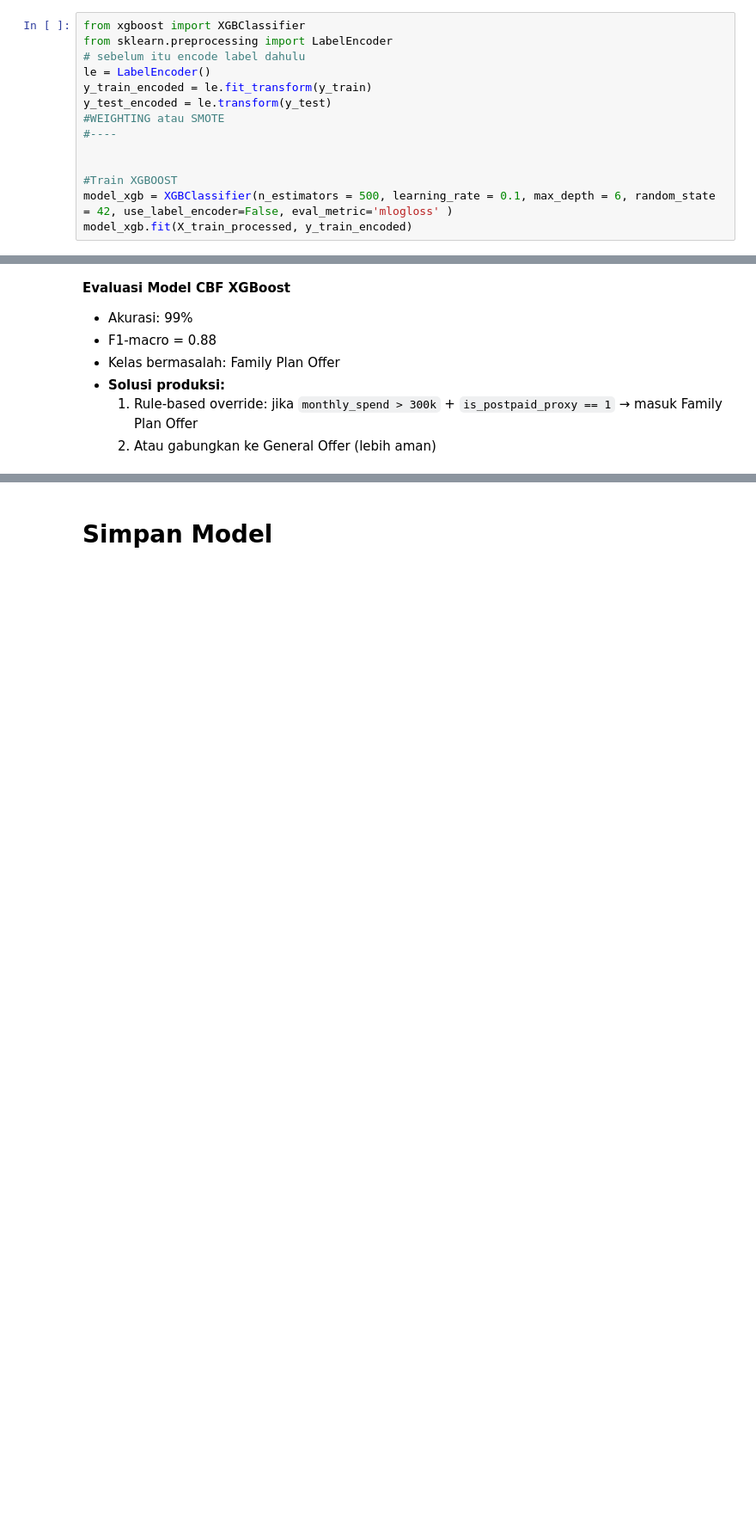
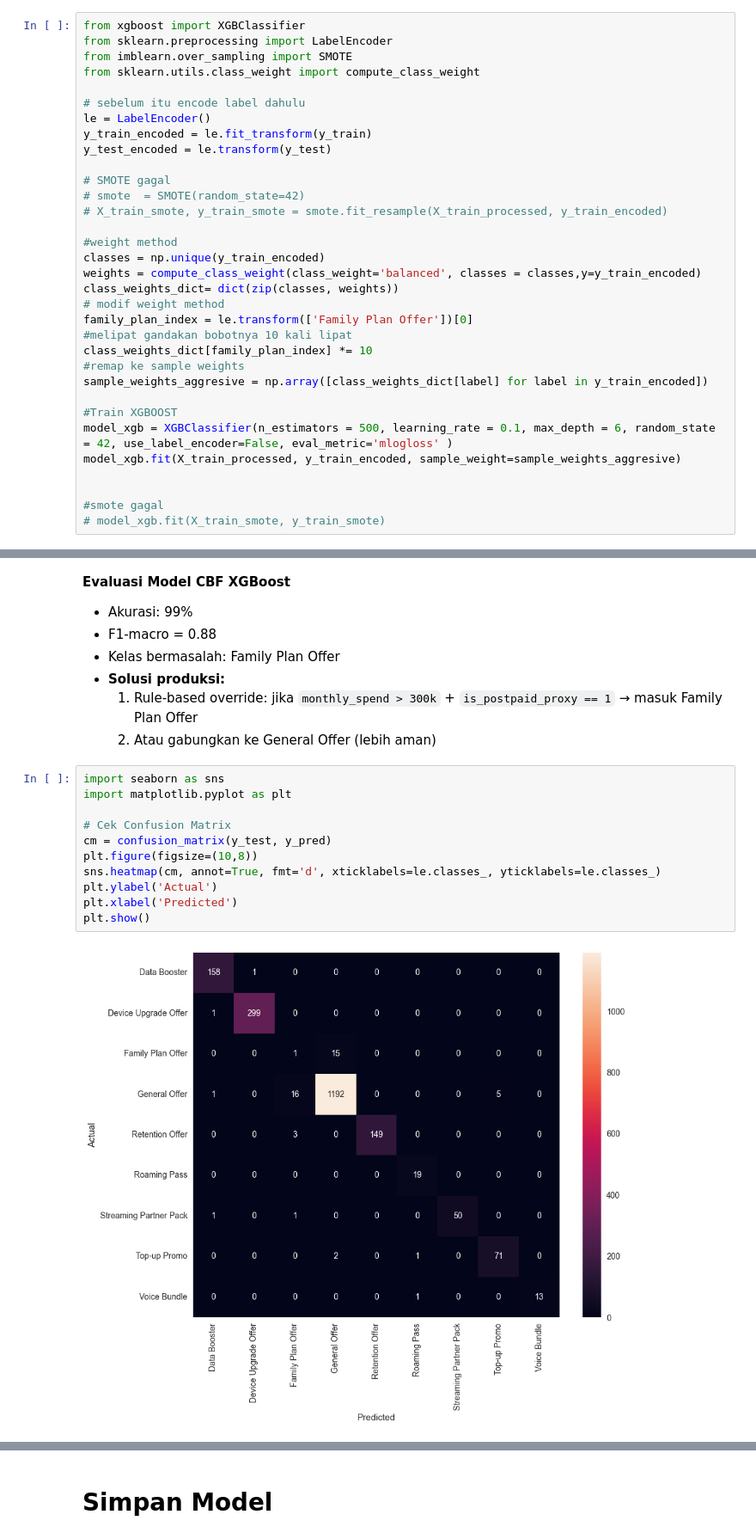
Before and after one commit to JevanBernard/MyTelco, a Jupyter notebook: ML_Engine/dummy.ipynb, the cells around one changed output, grey strips where cells are left out. Shown at 86% size. Cells and saved outputs as stored; diff of their text form; blank space fills up the shorter version.

Commit message:
model ml terbaru.
memperbaiki bug

```diff
--- a/ML_Engine/dummy.ipynb
+++ b/ML_Engine/dummy.ipynb
@@ -438,17 +465,36 @@ Fitur setelah encoding:
 # %%
 from xgboost import XGBClassifier
 from sklearn.preprocessing import LabelEncoder
+from imblearn.over_sampling import SMOTE
+from sklearn.utils.class_weight import compute_class_weight
+
 # sebelum itu encode label dahulu
 le = LabelEncoder()
 y_train_encoded = le.fit_transform(y_train)
 y_test_encoded = le.transform(y_test)
-#WEIGHTING atau SMOTE
-#----
 
+# SMOTE gagal
+# smote  = SMOTE(random_state=42)
+# X_train_smote, y_train_smote = smote.fit_resample(X_train_processed, y_train_encoded)
+
+#weight method
+classes = np.unique(y_train_encoded)
+weights = compute_class_weight(class_weight='balanced', classes = classes,y=y_train_encoded)
+class_weights_dict= dict(zip(classes, weights))
+# modif weight method
+family_plan_index = le.transform(['Family Plan Offer'])[0]
+#melipat gandakan bobotnya 10 kali lipat
+class_weights_dict[family_plan_index] *= 10
+#remap ke sample weights
+sample_weights_aggresive = np.array([class_weights_dict[label] for label in y_train_encoded])
 
 #Train XGBOOST
 model_xgb = XGBClassifier(n_estimators = 500, learning_rate = 0.1, max_depth = 6, random_state = 42, use_label_encoder=False, eval_metric='mlogloss' )
-model_xgb.fit(X_train_processed, y_train_encoded)
+model_xgb.fit(X_train_processed, y_train_encoded, sample_weight=sample_weights_aggresive)
+
+
+#smote gagal
+# model_xgb.fit(X_train_smote, y_train_smote)
 # %% [output]
 XGBClassifier(base_score=None, booster=None, callbacks=None,
               colsample_bylevel=None, colsample_bynode=None,
@@ -494,6 +541,19 @@ Streaming Partner Pack       1.00      1.00      1.00        52
 - **Solusi produksi:**
   1. Rule-based override: jika `monthly_spend > 300k` + `is_postpaid_proxy == 1` → masuk Family Plan Offer
   2. Atau gabungkan ke General Offer (lebih aman)
+# %%
+import seaborn as sns
+import matplotlib.pyplot as plt
+
+# Cek Confusion Matrix
+cm = confusion_matrix(y_test, y_pred)
+plt.figure(figsize=(10,8))
+sns.heatmap(cm, annot=True, fmt='d', xticklabels=le.classes_, yticklabels=le.classes_)
+plt.ylabel('Actual')
+plt.xlabel('Predicted')
+plt.show()
+# %% [output]
+[figure, added]
 # %%
 def get_recommendations(feature_row, model, preprocessor, le):
     """
```
Also changed, not shown: parts of 5 cells of this notebook, 1 other file.
